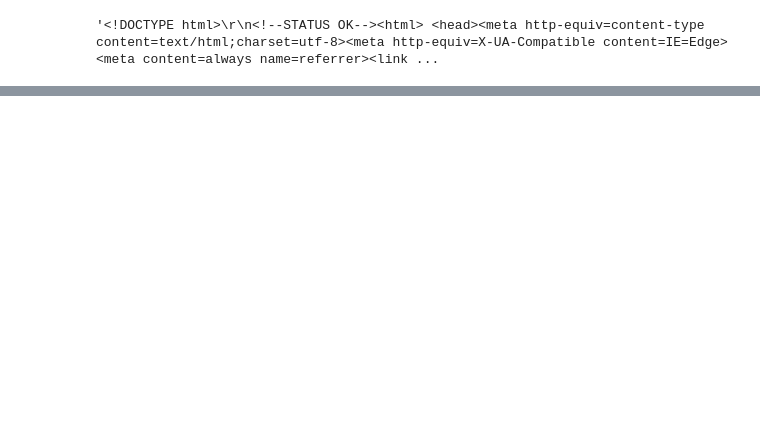
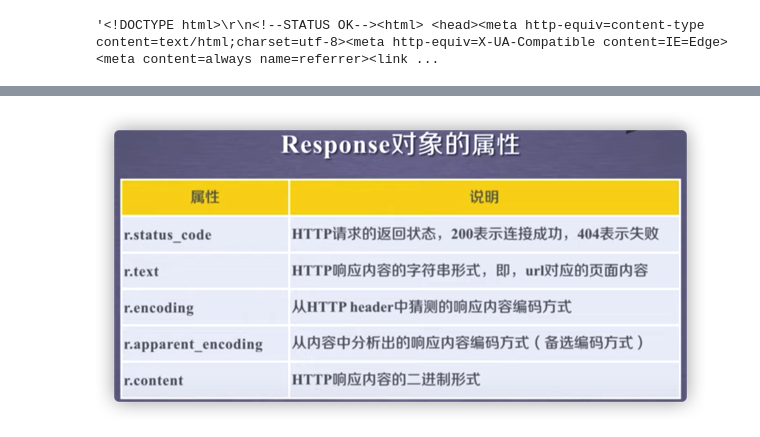
Before and after one commit to paxton615/Notes, a Jupyter notebook: Web_scrapper.ipynb, the cells around one changed output, grey strips where cells are left out. Saved outputs shown, nothing was run; the diff lists cells and outputs as text; code cells hidden in the pictures; blank space fills up the shorter version.

```diff
--- a/Web_scrapper.ipynb
+++ b/Web_scrapper.ipynb
@@ -1,5 +1,9 @@
 # %%
 import requests
 from IPython.display import Image
+# %%
+# Functions
+def add_pic(pic_name):
+    return Image(filename='./pics/requests/'+ pic_name)
 # %%
 r = requests.get('http://www.baidu.com')
@@ -21,0 +43,4 @@ Image(filename='./pics/requests/requests_7_methods.png')
+# %%
+add_pic('response_5_methods.png')
+# %% [output]
+[figure, added]
```
Also changed, not shown: parts of 14 cells of this notebook, 4 other files.
